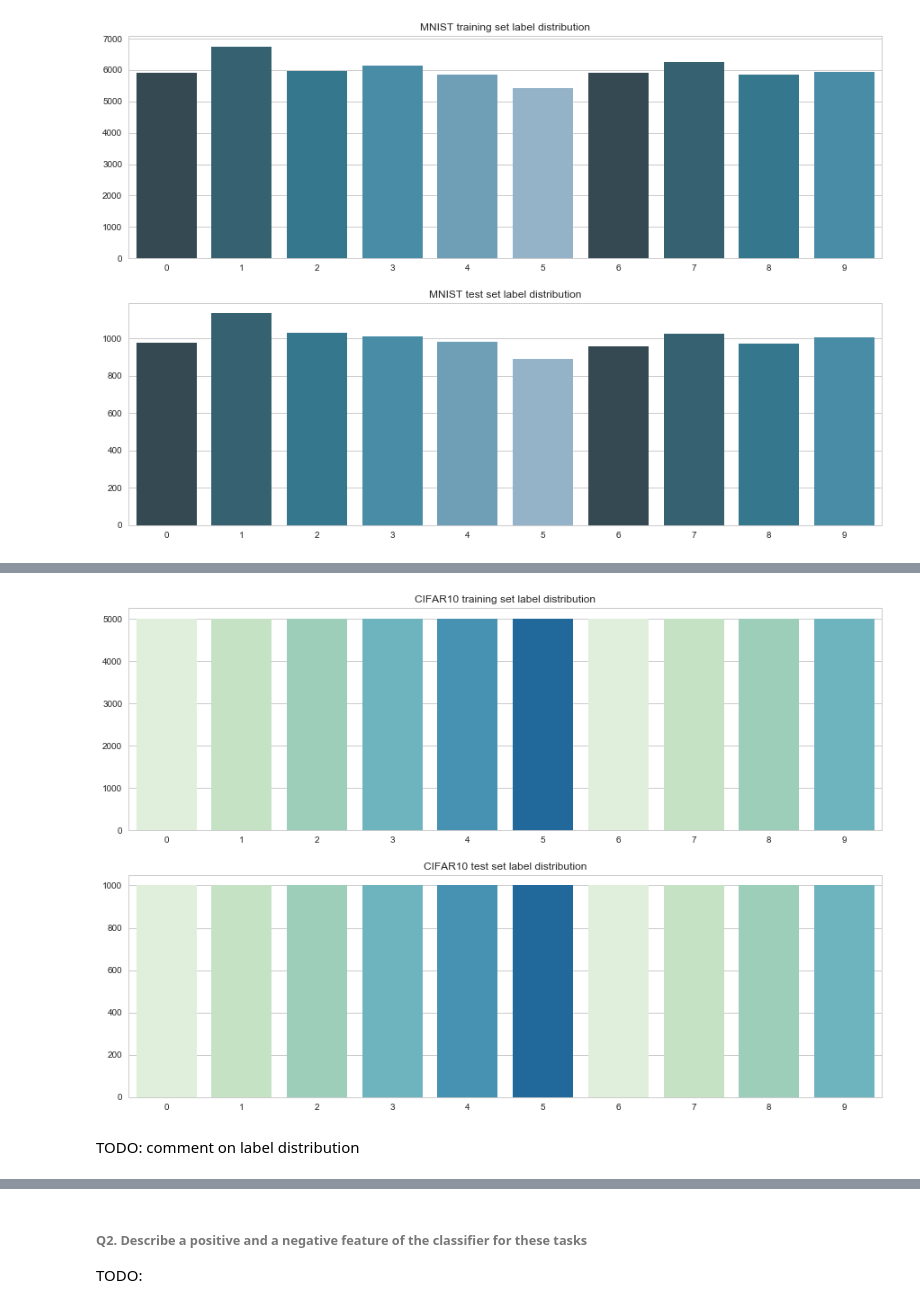
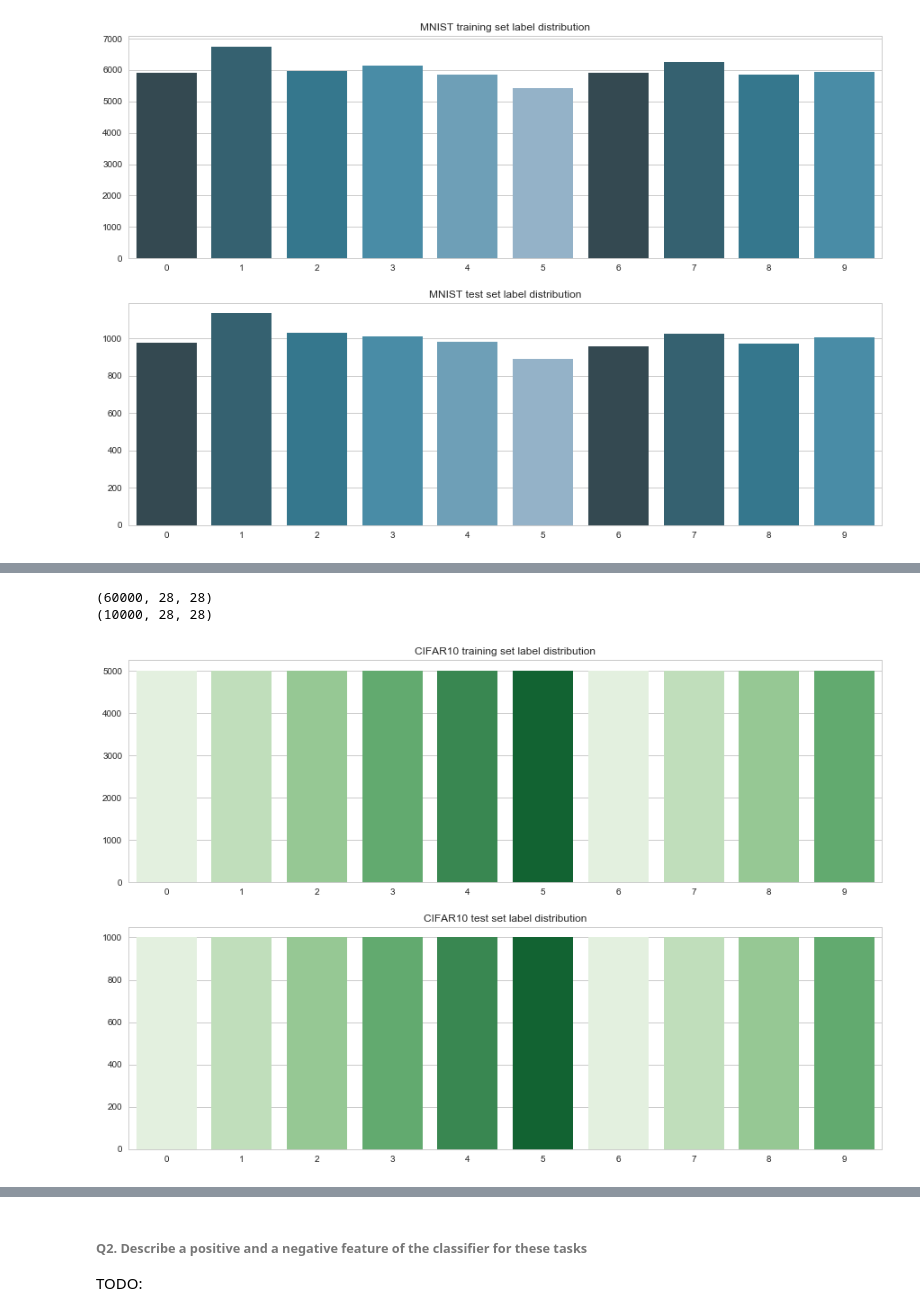
Before and after one commit to alegaballo/ASI, a Jupyter notebook: assesment/assesment.ipynb, the cells around one changed output, grey strips where cells are left out. Drawn from its saved outputs; the diff is of its cells as text; code cells hidden in the pictures.

Commit message:
start comments

```diff
--- a/assesment/assesment.ipynb
+++ b/assesment/assesment.ipynb
@@ -45,18 +50,22 @@ TODO: comment on label distribution
+# %%
+print(mnist_train.shape)
+print(mnist_test.shape)
+# %% [output]
+(60000, 28, 28)
+(10000, 28, 28)
 # %%
 cifar_training_count, bins = np.histogram(cifar_train_label, bins=10)
 cifar_test_count, bins = np.histogram(cifar_test_label, bins=10)
 # %%
 plt.figure(figsize=(15, 10))
 plt.subplot(211)
 plt.title("CIFAR10 training set label distribution")
-sns.barplot(np.arange(10), cifar_training_count, palette=sns.color_palette("GnBu"))
+sns.barplot(np.arange(10), cifar_training_count, palette=sns.color_palette("Greens"))
 plt.xticks(np.arange(10))
 plt.subplot(212)
 plt.title("CIFAR10 test set label distribution")
-sns.barplot(np.arange(10), cifar_test_count, palette=sns.color_palette("GnBu"))
+sns.barplot(np.arange(10), cifar_test_count, palette=sns.color_palette("Greens"))
 plt.xticks(np.arange(10))
 plt.show()
 # %% [output]
-[figure, old version]
+[figure, new version]
-# %% [markdown]
-TODO: comment on label distribution
```
Also changed, not shown: parts of 7 cells of this notebook.
